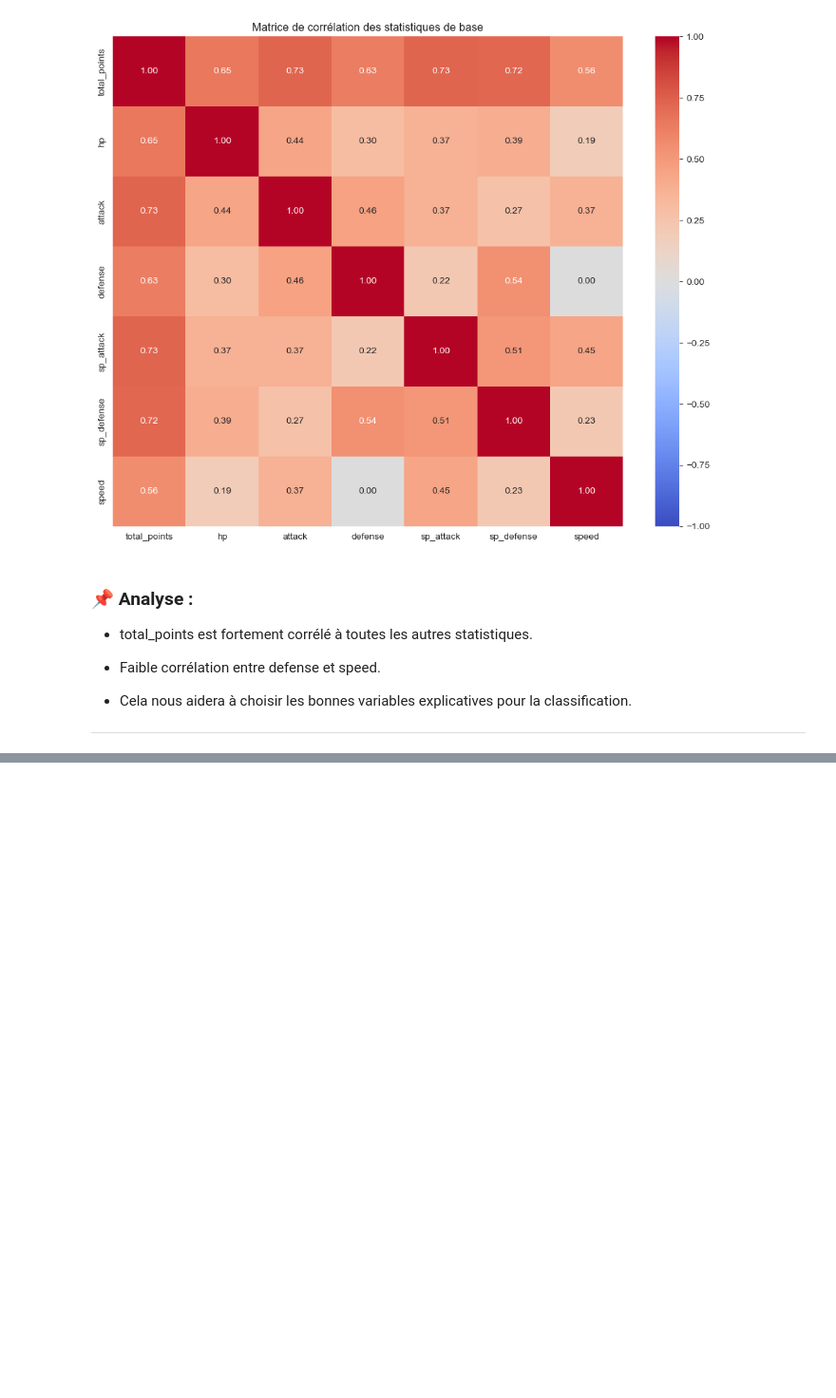
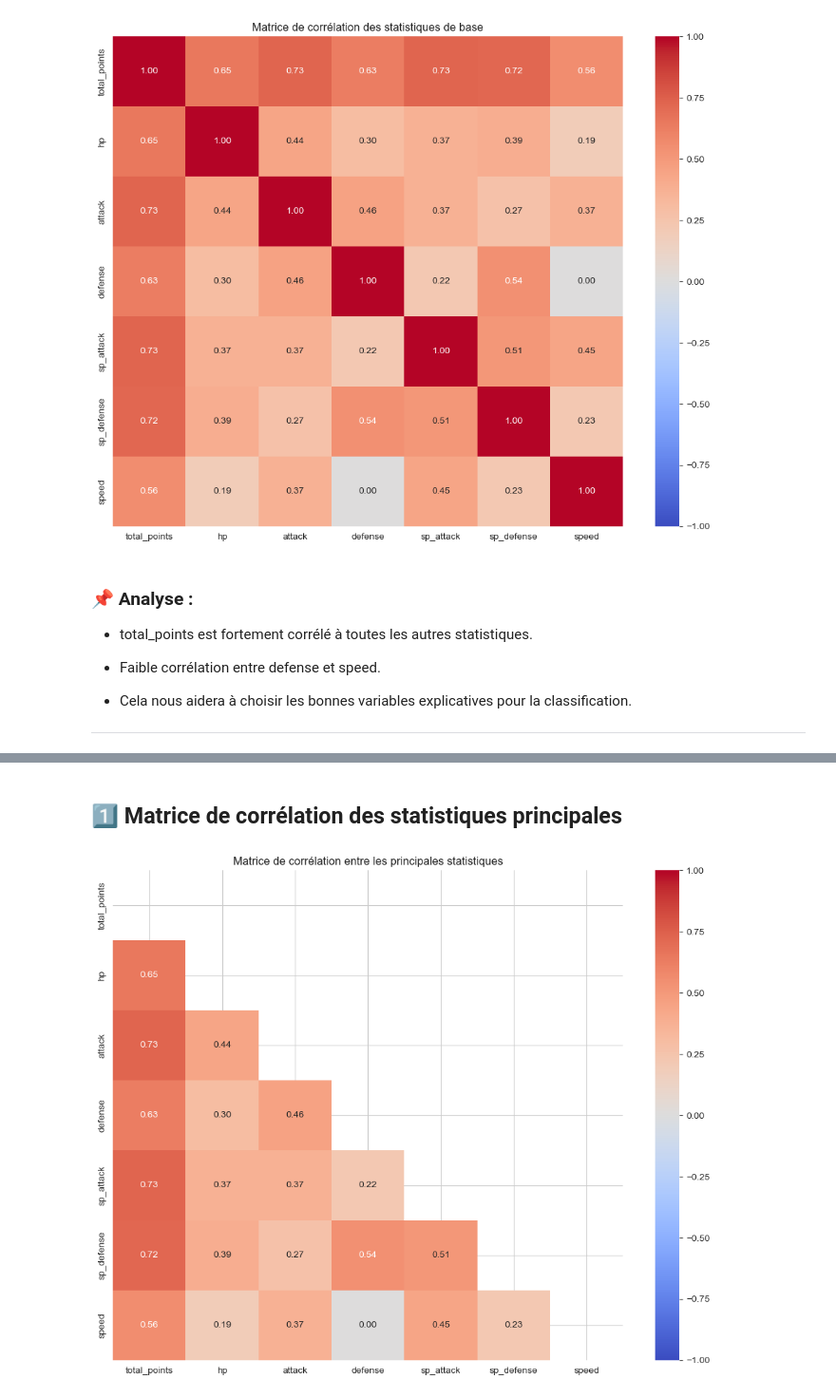
Before and after one commit to LeoBouffard/4MLSP_Bouffard_SENOUSSI, a Jupyter notebook: pokemon.ipynb, the cells around one changed output, grey strips where cells are left out. Shown at 95% size. Saved outputs shown, nothing was run; the diff lists cells and outputs as text; code cells hidden in the pictures; blank space fills up the shorter version.

```diff
--- a/pokemon.ipynb
+++ b/pokemon.ipynb
@@ -202,0 +316,18 @@ plt.show()
+# %% [markdown]
+## 1️⃣ Matrice de corrélation des statistiques principales
+# %%
+# Sélection des colonnes numériques intéressantes
+corr_vars = ['total_points', 'hp', 'attack', 'defense', 'sp_attack', 'sp_defense', 'speed']
+
+# Calcul de la matrice de corrélation
+corr_matrix = df[corr_vars].corr()
+
+# Affichage de la heatmap
+plt.figure(figsize=(10, 8))
+mask = np.triu(np.ones_like(corr_matrix, dtype=bool))
+sns.heatmap(corr_matrix, mask=mask, annot=True, fmt='.2f', cmap='coolwarm', vmin=-1, vmax=1)
+plt.title("Matrice de corrélation entre les principales statistiques")
+plt.tight_layout()
+plt.show()
+# %% [output]
+[figure, added]
```
Also changed, not shown: parts of 88 cells of this notebook.
